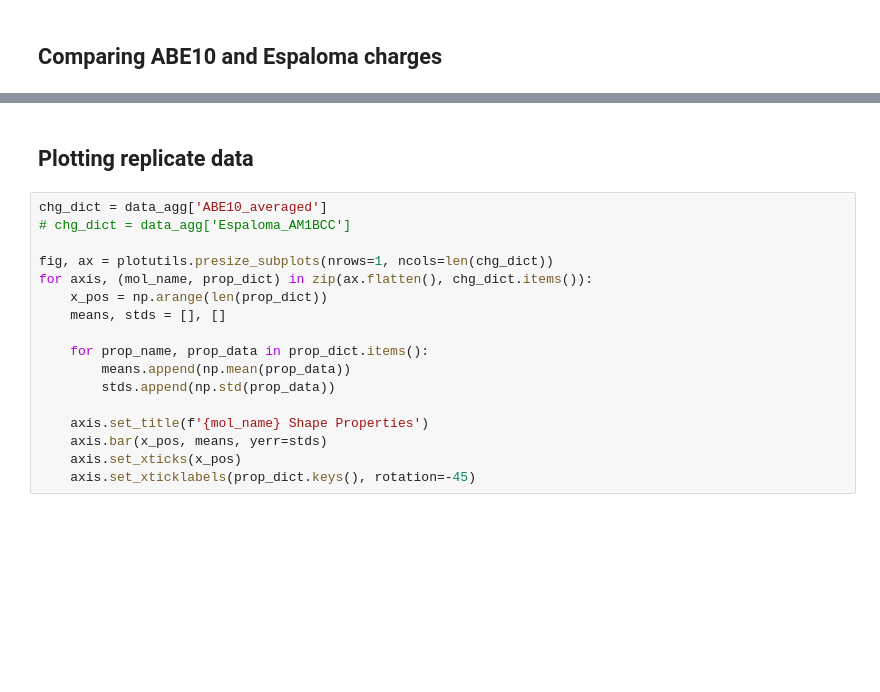
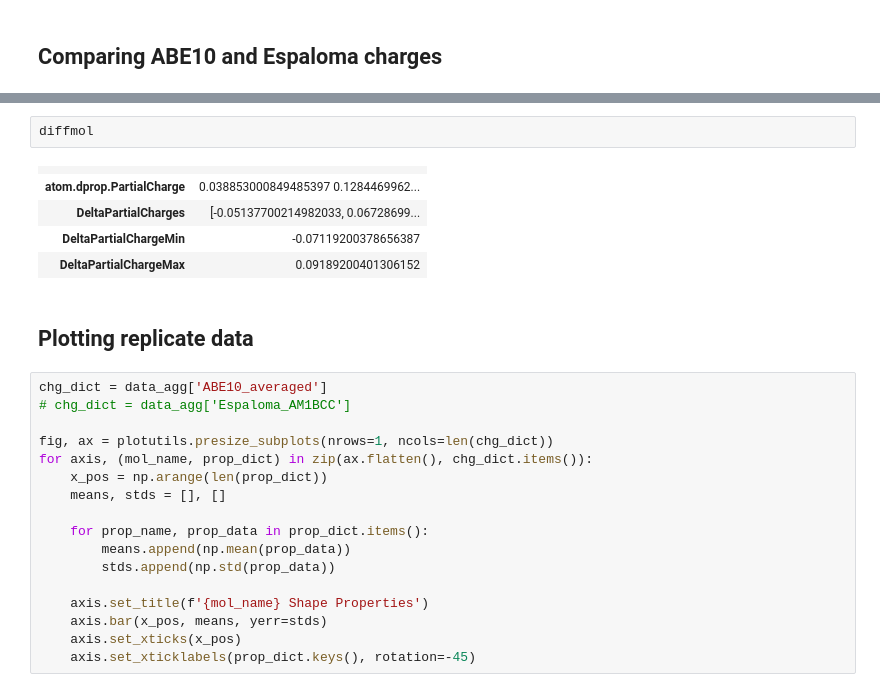
Before and after one commit to timbernat/polymer_workspace, a Jupyter notebook: data_viz.ipynb, the cells around one changed output, grey strips where cells are left out. Drawn from its saved outputs; the diff is of its cells as text; blank space fills up the shorter version.

```diff
--- a/data_viz.ipynb
+++ b/data_viz.ipynb
@@ -226,3 +264,11 @@ NameError: name 'src_mgr' is not defined
+# %%
+diffmol
+# %% [output]
+|  |  |
+| atom.dprop.PartialCharge | 0.038853000849485397 0.1284469962... |
+| DeltaPartialCharges | [-0.05137700214982033, 0.06728699... |
+| DeltaPartialChargeMin | -0.07119200378656387 |
+| DeltaPartialChargeMax | 0.09189200401306152 |
 # %% [markdown]
 ## Plotting replicate data
 # %%
```
Also changed, not shown: parts of 8 cells of this notebook, 1 other file.
